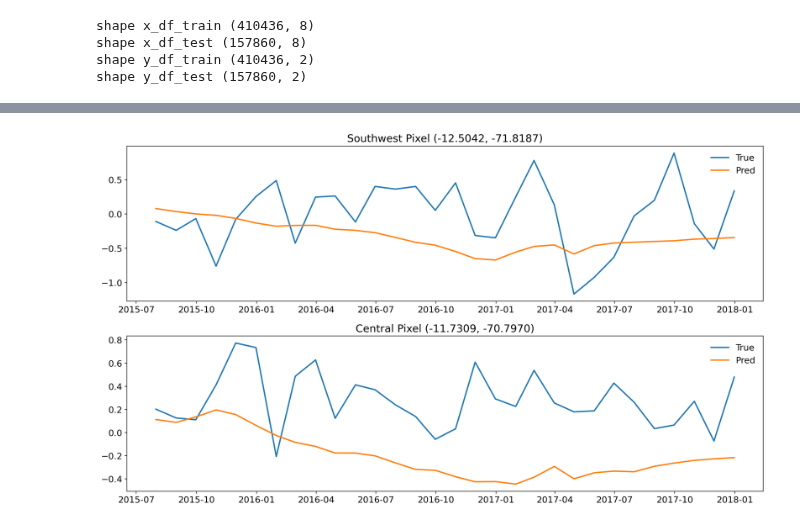
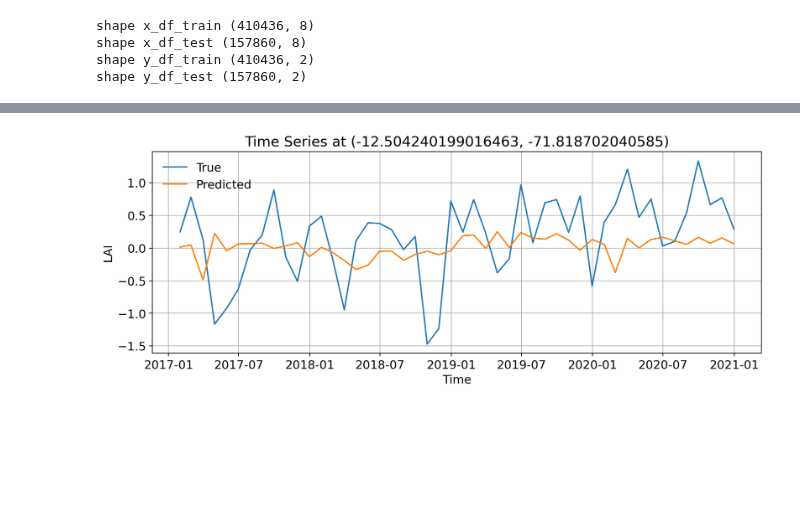
Before and after one commit to enikoebihari/MLEAEEE4000-DroughtAmazon2, a Jupyter notebook: scripts/3_1_runRF.ipynb, the cells around one changed output, grey strips where cells are left out. Cells and saved outputs as stored; diff of their text form; code cells hidden in the pictures; blank space fills up the shorter version.

```diff
--- a/scripts/3_1_runRF.ipynb
+++ b/scripts/3_1_runRF.ipynb
@@ -459,8 +383,8 @@ test_lags = create_lags(x_df_test, feature_cols = [feat], n_lags=12)
 # %%
 train_lags_clean = train_lags.dropna()
 test_lags_clean = test_lags.dropna()
-y_train_lags_clean = y_df_train.loc[train_lags_clean.index]
-y_test_lags_clean = y_df_test.loc[test_lags_clean.index]
+y_train_lags_clean = y_df_train.loc[train_lags_clean.index]["lai"]
+y_test_lags_clean = y_df_test.loc[test_lags_clean.index]["lai"]
 
 print(train_lags_clean)
 print(len(train_lags_clean))
@@ -493,7 +417,7 @@ min_samples_split = 10     # Minimum number of samples required to split a node
 min_samples_leaf  = 4      # Minimum number of samples required at each leaf node
 max_features      = None   # Number of features to consider at every split: 'sqrt', 'log2', or None.
                            # None: max_features=n_feature
-max_depth         = 25     # Maximum number of levels in tree
+max_depth         = None     # Maximum number of levels in tree
 bootstrap         = True   # Method of selecting samples for training each tree
 
 reg0 = RandomForestRegressor(n_estimators=n_estimators,
@@ -1303,64 +481,67 @@ print(df[['lat','lon']].drop_duplicates().head(20))
 # %%
-# southwest corner
-# Longitude: -71.818702040585
-# Latitude: -12.504240199016463
+print(y_test_lags_clean.values.shape)
+print(y_pred_test.shape)
+print(y_test_lags_clean)
+print(y_pred_test)
 
-# central
-# Longitude: -70.79697352496
-# Latitude: -11.730855612666398
+pred_df = pd.DataFrame({
+    "time": test_index.get_level_values("time"),
+    "lat":  test_index.get_level_values("lat"),
+    "lon":  test_index.get_level_values("lon"),
+    "true": y_test_lags_clean.values,
+    "pred": y_pred_test
+})
 
-# pix = df[(df.lat == df.lat.iloc[0]) & (df.lon == df.lon.iloc[0])]
+print(pred_df)
 
-# --- Define your two points ---
 sw_lat, sw_lon = -12.504240199016463, -71.818702040585     # southwest corner
 ct_lat, ct_lon = -11.730855612666398, -70.79697352496      # central
+
+lat0 = sw_lat
+lon0 = sw_lon
 
 def nearest_pixel(df, target_lat, target_lon):
     d = np.sqrt((df.lat - target_lat)**2 + (df.lon - target_lon)**2)
     idx = d.idxmin()
     return df.loc[idx, ['lat','lon']]
 
-print("Nearest to SW:", nearest_pixel(df, sw_lat, sw_lon))
-print("Nearest to CT:", nearest_pixel(df, ct_lat, ct_lon))
+print("Nearest to SW:", nearest_pixel(pred_df, sw_lat, sw_lon))
+print("Nearest to CT:", nearest_pixel(pred_df, ct_lat, ct_lon))
 
 # Get nearest actual coords
-sw_actual = nearest_pixel(df, sw_lat, sw_lon)
-ct_actual = nearest_pixel(df, ct_lat, ct_lon)
+sw_actual = nearest_pixel(pred_df, sw_lat, sw_lon)
+ct_actual = nearest_pixel(pred_df, ct_lat, ct_lon)
 
-pix_sw = df[(df.lat == sw_actual.lat) & (df.lon == sw_actual.lon)]
-pix_ct = df[(df.lat == ct_actual.lat) & (df.lon == ct_actual.lon)]
+pix_sw = pred_df[(pred_df.lat == sw_actual.lat) & (pred_df.lon == sw_actual.lon)]
+pix_ct = pred_df[(pred_df.lat == ct_actual.lat) & (pred_df.lon == ct_actual.lon)]
 
-# tol = 1e-5
-# pix_sw = df[(abs(df.lat - sw_lat) < tol) & (abs(df.lon - sw_lon) < tol)]
-# pix_ct = df[(abs(df.lat - ct_lat) < tol) & (abs(df.lon - ct_lat) < tol)]
+# pixel_df = pred_df[(pred_df.lat == lat0) & (pred_df.lon == lon0)]
 
-# --- Extract data for each pixel ---
-# pix_sw = df[(df.lat == sw_lat) & (df.lon == sw_lon)]
-# pix_ct = df[(df.lat == ct_lat) & (df.lon == ct_lat)]
+import matplotlib.pyplot as plt
 
-# --- Plot both pixels on separate subplots ---
-plt.figure(figsize=(14,8))
-
-# Southwest pixel
-plt.subplot(2,1,1)
-plt.plot(pix_sw.time, pix_sw.true, label="True", linewidth=2)
-plt.plot(pix_sw.time, pix_sw.pred, label="Pred", linewidth=2)
-plt.title("Southwest Pixel (-12.5042, -71.8187)")
+plt.figure(figsize=(12,4))
+plt.plot(pix_sw.time, pix_sw.true, label="True")
+plt.plot(pix_sw.time, pix_sw.pred, label="Predicted")
+plt.title(f"Time Series at ({lat0}, {lon0})")
+plt.xlabel("Time")
+plt.ylabel("LAI")
 plt.legend()
-
-# Central pixel
-plt.subplot(2,1,2)
-plt.plot(pix_ct.time, pix_ct.true, label="True", linewidth=2)
-plt.plot(pix_ct.time, pix_ct.pred, label="Pred", linewidth=2)
-plt.title("Central Pixel (-11.7309, -70.7970)")
-plt.legend()
-
-plt.tight_layout()
+plt.grid(True)
 plt.show()
 
 
+plt.figure(figsize=(12,4))
+plt.plot(pix_ct.time, pix_ct.true, label="True")
+plt.plot(pix_ct.time, pix_ct.pred, label="Predicted")
+plt.title(f"Time Series at ({lat0}, {lon0})")
+plt.xlabel("Time")
+plt.ylabel("LAI")
+plt.legend()
+plt.grid(True)
+plt.show()
 
-mean_ts = df.groupby("time")[["pred","true"]].mean()
+
+mean_ts = pred_df.groupby("time")[["pred","true"]].mean()
 
 plt.figure(figsize=(12,4))
 plt.plot(mean_ts.index, mean_ts["true"], label="Mean True")
@@ -1378 +570 @@ Name: 48480, dtype: object
-[figure, old version]
+[figure, new version]
```
Also changed, not shown: parts of 53 cells of this notebook, 2 other files.
